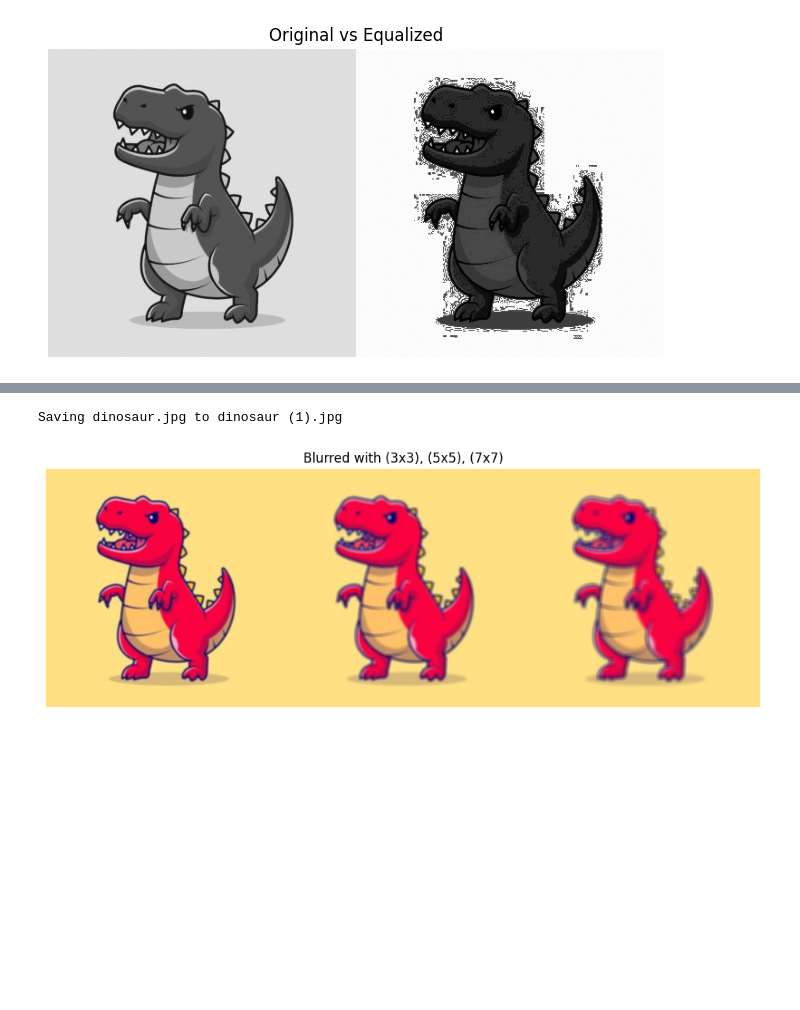
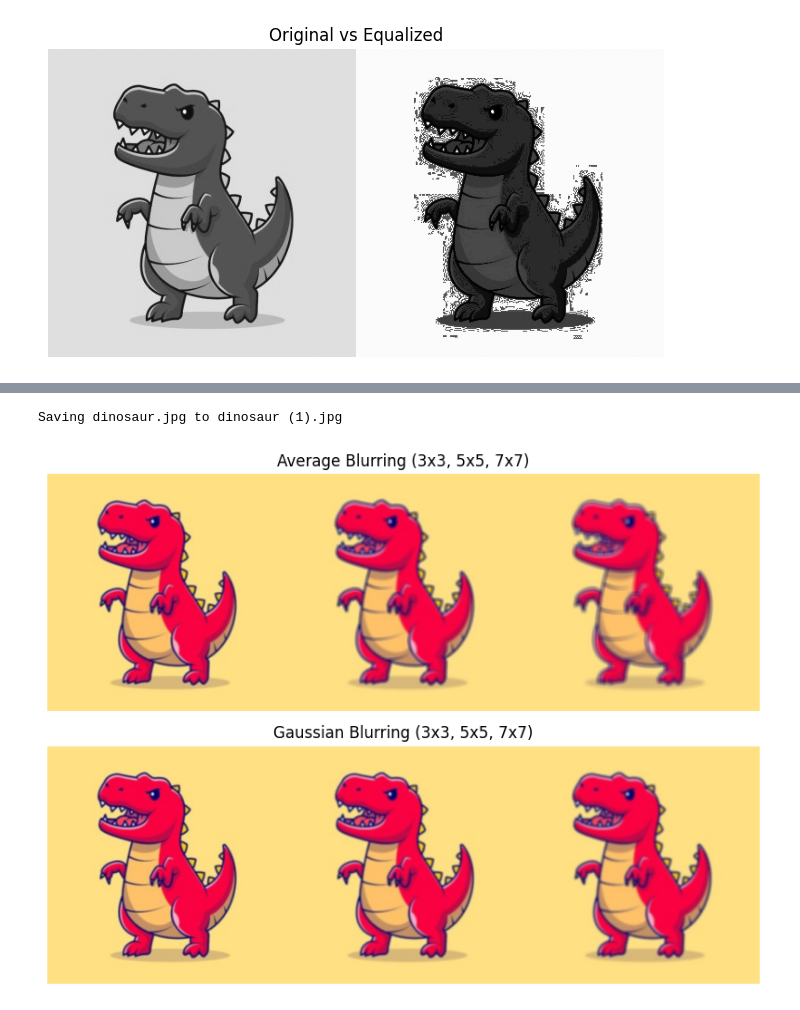
Before and after one commit to kimdongyoon488/AI_Transformation_AX_Academy, a Jupyter notebook: ai/openCV.ipynb, the cells around one changed output, grey strips where cells are left out. Saved outputs shown, nothing was run; the diff lists cells and outputs as text; code cells hidden in the pictures; blank space fills up the shorter version.

```diff
--- a/ai/openCV.ipynb
+++ b/ai/openCV.ipynb
@@ -287,27 +287,43 @@ Saving dinosaur.jpg to dinosaur.jpg
 # %%
 import numpy as np
 import cv2
 from matplotlib import pyplot as plt
 from google.colab import files
 
 
 uploaded = files.upload()
 image_path = list(uploaded.keys())[0]
 image = cv2.imread(image_path)
 image = cv2.cvtColor(image, cv2.COLOR_BGR2RGB)
 
-blurred = np.hstack([
+average_blur = np.hstack([
     cv2.blur(image, (3, 3)),
     cv2.blur(image, (5, 5)),
     cv2.blur(image, (7, 7))
 ])
 
-plt.figure(figsize=(12, 4))
-plt.imshow(blurred)
-plt.title("Blurred with (3x3), (5x5), (7x7)")
+gaussian_blur = np.hstack([
+    cv2.GaussianBlur(image, (3, 3), 0),
+    cv2.GaussianBlur(image, (5, 5), 0),
+    cv2.GaussianBlur(image, (7, 7), 0)
+])
+
+
+plt.figure(figsize=(14, 6))
+
+plt.subplot(2, 1, 1)
+plt.imshow(average_blur)
+plt.title("Average Blurring (3x3, 5x5, 7x7)")
 plt.axis("off")
+
+plt.subplot(2, 1, 2)
+plt.imshow(gaussian_blur)
+plt.title("Gaussian Blurring (3x3, 5x5, 7x7)")
+plt.axis("off")
+
+plt.tight_layout()
 plt.show()
 # %% [output]
 [interactive output not drawn]
 Saving dinosaur.jpg to dinosaur (1).jpg
-[figure, old version]
+[figure, new version]
```
